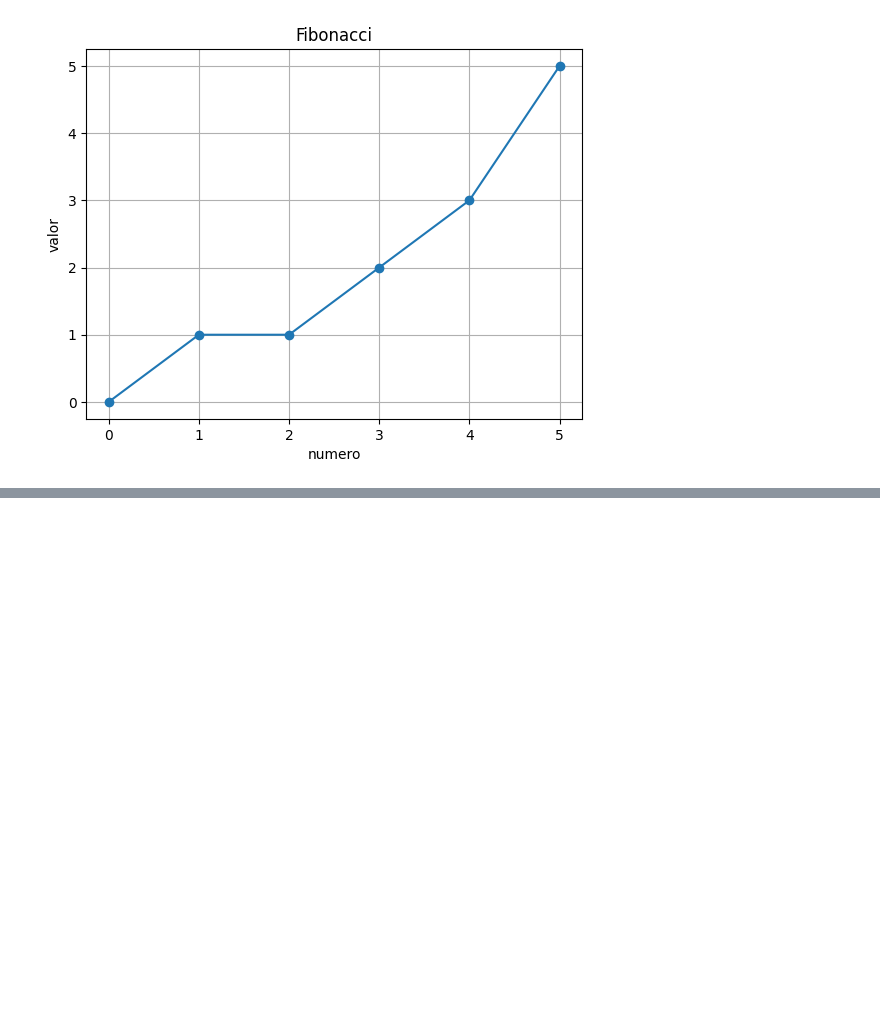
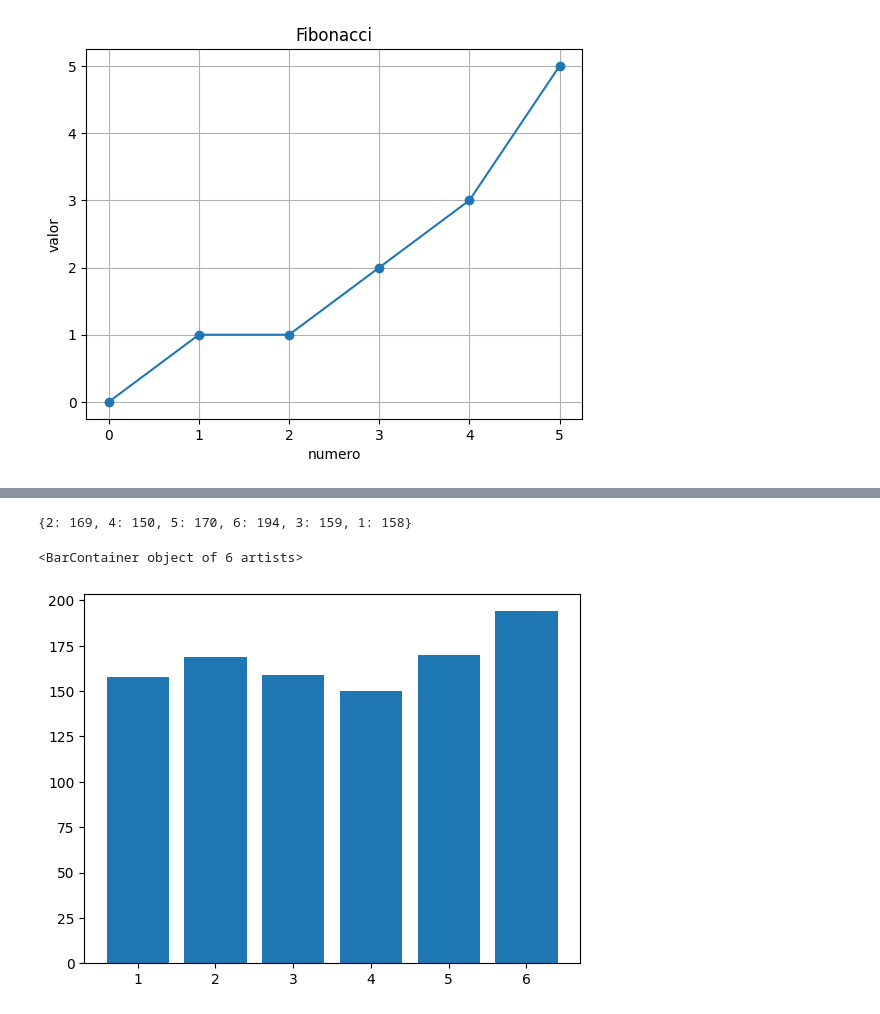
Before and after one commit to MariCaldeOr/Matematicas-aplicadas, a Jupyter notebook: Untitled2.ipynb, the cells around one changed output, grey strips where cells are left out. Drawn from its saved outputs; the diff is of its cells as text; code cells hidden in the pictures; blank space fills up the shorter version.

```diff
--- a/Untitled2.ipynb
+++ b/Untitled2.ipynb
@@ -25,0 +69,17 @@ digite la cantidad de numeros de fibonnaci: 6
+# %%
+#3) Simula 1000 lanzamientos de un dado tradicional y muestra la frecuencia de cada número en un gráfico de barras.
+import random
+import matplotlib.pyplot as plt
+dado = [random.randint(1,6) for i in range(1000)]
+frecuencia = {}
+for i in dado:
+    if i in frecuencia:
+        frecuencia[i] += 1
+    else:
+        frecuencia[i] = 1
+print(frecuencia)
+plt.bar(frecuencia.keys(), frecuencia.values())
+# %% [output]
+{2: 169, 4: 150, 5: 170, 6: 194, 3: 159, 1: 158}
+<BarContainer object of 6 artists>
+[figure, added]
```
Also changed, not shown: parts of 8 cells of this notebook.
